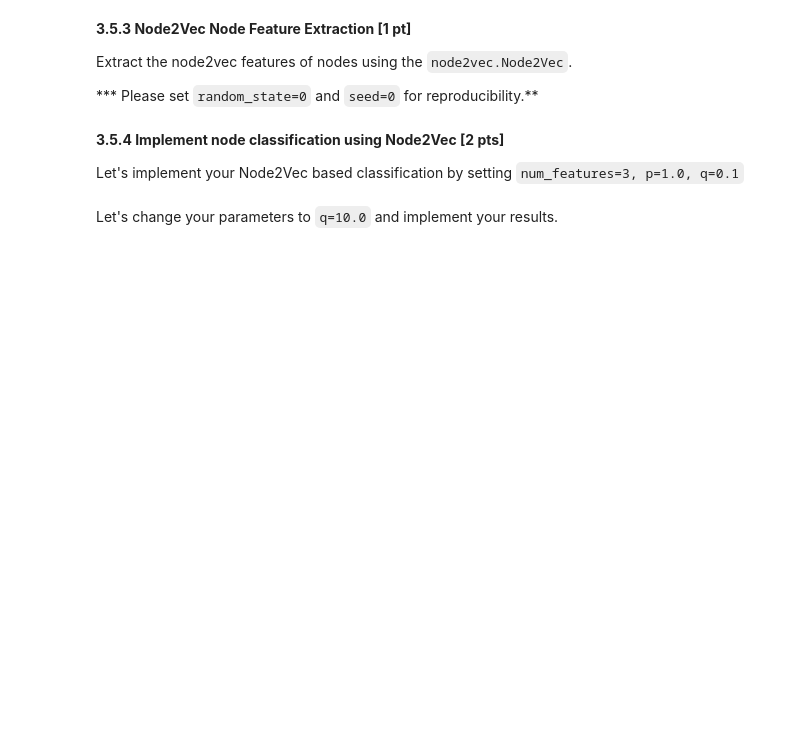
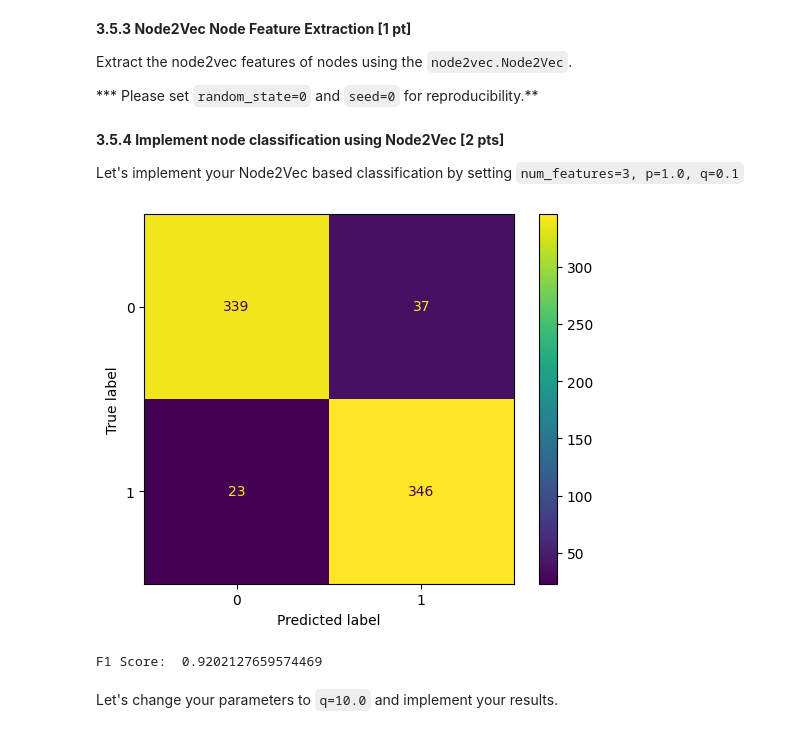
Before and after one commit to kaedejohnson/networkml_epfl_ee452, a Jupyter notebook: nml24_assignment1.ipynb, the cells around one changed output. Saved outputs shown, nothing was run; the diff lists cells and outputs as text; code cells hidden in the pictures; blank space fills up the shorter version.

```diff
--- a/nml24_assignment1.ipynb
+++ b/nml24_assignment1.ipynb
@@ -1201,6 +1223,10 @@ def Node2Vec_node_feature_extraction(G, num_features=1, p=1.0, q=1.0, seed=0):
   #
   # Your solution here ###########################################################
 
+  n2v = Node2Vec(G, dimensions=num_features, p=p, q=q, walk_length=80, num_walks=10, seed=seed)
+  model = n2v.fit()
+  features = np.array([model.wv.get_vector(node) for node in G.nodes])
+
   #^^^^^^^^^^^^^^^^^^^^^^^^^^^^^^^^^^^^^^^^^^^^^^^^^^^^^^^^^^^^^^^^^^^^^^^^^^^^^^^
   return features
 # %% [markdown]
@@ -1217,3 +1236,21 @@ Let's implement your Node2Vec based classification by setting `num_features=3, p
+# %%
+# Implement Node2Vec by setting:
+# num_features=3, p=1.0, q=0.1
+
+
+# Your solution here ###########################################################
+
+# Hans: the modular nature of this exercise leads me to believe they want us to embed nodes BEFORE using our classifier() function.
+# But that means embedding before train/test split...
+# Asked about it on the forum
+
+embeddings_qlow = Node2Vec_node_feature_extraction(G, num_features=3, p=1, q=0.1)
+cm, f1 = classifier(embeddings_qlow, targets_node, labels, verbose=True)
+
+#^^^^^^^^^^^^^^^^^^^^^^^^^^^^^^^^^^^^^^^^^^^^^^^^^^^^^^^^^^^^^^^^^^^^^^^^^^^^^^^
+# %% [output]
+[figure, added]
+F1 Score:  0.9202127659574469
 # %% [markdown]
 
 Let's change your parameters to `q=10.0` and implement your results.
```
Also changed, not shown: parts of 23 cells of this notebook.
